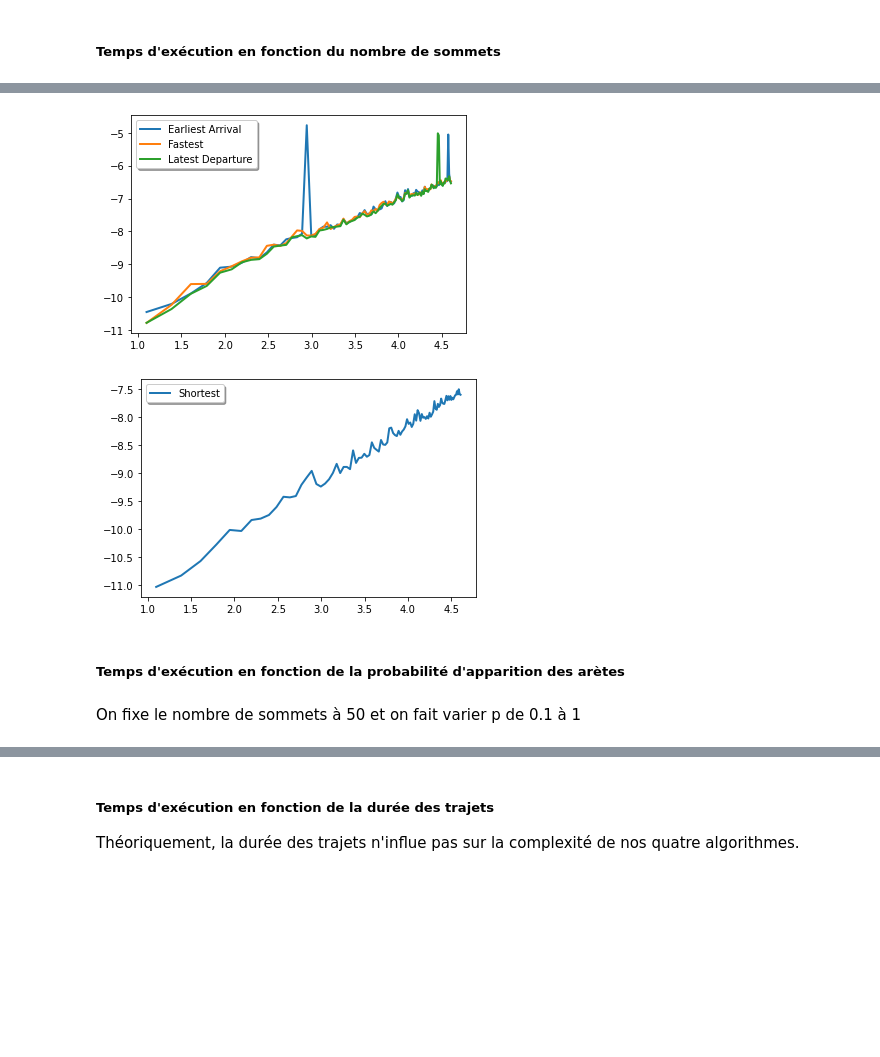
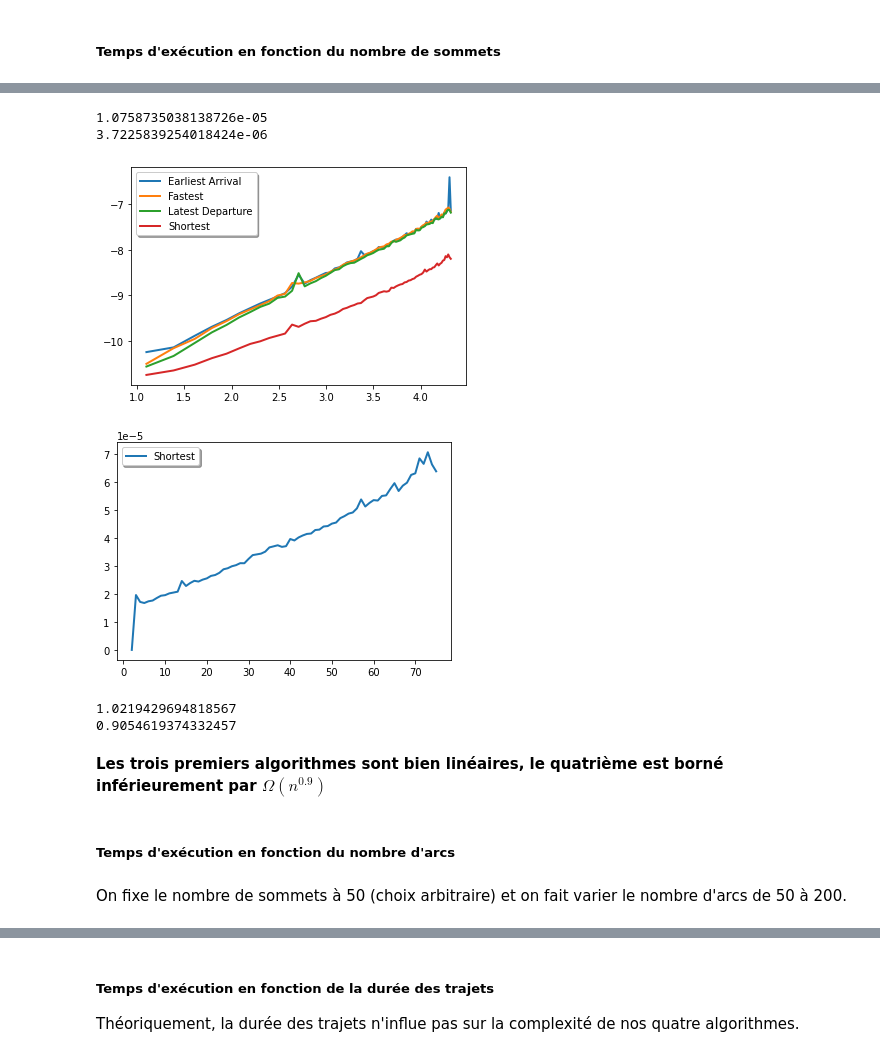
Before and after one commit to MdeCastelbajac/MOGPL, a Jupyter notebook: MOGPL.ipynb, the cells around one changed output, grey strips where cells are left out. Saved outputs shown, nothing was run; the diff lists cells and outputs as text; code cells hidden in the pictures; blank space fills up the shorter version.

```diff
--- a/MOGPL.ipynb
+++ b/MOGPL.ipynb
@@ -292,9 +340,9 @@ def shortestPathVertices(G, departure, arrival):
     verticesCouples.sort(key=lambda x:x[-1])
     return verticesCouples
 # %%
-def fastestPath(G, departure, arrival):
+def fastestPath(G, departure, arrival, minDate, maxDate):
     G = G.copy()
-    verticesCouples = shortestPathVertices(G, departure, arrival)
+    verticesCouples = shortestPathVertices(G, departure, arrival, minDate, maxDate)
     for v,u,d in verticesCouples:
         predecessors = bfs(G, v)
         if u in predecessors:
@@ -325,6 +373,12 @@ def buildPathDijkstra(distance, path):
         else:
             break
 
-    finalPath = list(set([v[0] for v in path]))
+    repetitions = set()
+    finalPath = []
+    for u in path:
+        if u[0] not in repetitions:
+            repetitions.add(u[0])
+            finalPath.append(u[0])
+
     return (finalPath, path[0][1], path[limit-1][1])
 # %%
@@ -387,9 +450,12 @@ Et pour n s'incrémentant, on crée un multigraphe et on applique les quatre alg
 # %%
 # fixed parameters
-p = 1
 l = 1
-n = 100
-repeat = 10
+
+n = 75
+repeat = 100
+
+minDate = 0
+maxDate = float('Inf')
 
 resultTime1 = np.zeros(n)
 resultTime2 = np.zeros(n)
@@ -399,13 +465,12 @@ verticeNumber = np.zeros(n)
 # %%
 # Harvest results
 for j in range(repeat):
+    print(j)
     for i in range(1,n+1,1):
         verticeNumber[i-1] = i
         # MG & G generation
-        MGtest = createMultiGraph(i, p, l)
+        MGtest = createMultiGraph(i, 2*i, l)
         Gtest = createGraphFromMultiGraph(MGtest)
-        nodes = list(MG.nodes())
-
 
         # Algorithms
         t0 = time.time()
@@ -416,19 +481,19 @@ for j in range(repeat):
             continue
         # 1
         t1 = time.time()
-        earliestArrivalPath(Gtest, sortedVertices[1][0][0], sortedVertices[i-1][0][0], sortedVertices)
+        earliestArrivalPath(Gtest, sortedVertices['1'][0][0], sortedVertices[str(i-1)][0][0], sortedVertices, minDate, maxDate)
         resultTime1[i-1] += time.time() - t1  + sortingTime
 
         # 2
         t2 = time.time()
-        latestDeparturePath(Gtest,sortedVertices[1][0][0], sortedVertices[i-1][0][0], sortedVertices, i*10)
+        latestDeparturePath(Gtest,sortedVertices['1'][0][0], sortedVertices[str(i-1)][0][0], sortedVertices, minDate, maxDate)
         resultTime2[i-1] += time.time() - t2  + sortingTime
 
         # 3
         t3 = time.time()
-        fastestPath(Gtest,sortedVertices[1][0][0], sortedVertices[i-1][0][0])
+        fastestPath(Gtest,sortedVertices['1'][0][0], sortedVertices[str(i-1)][0][0], minDate, maxDate)
         resultTime3[i-1] += time.time() - t3  + sortingTime
         # 4
         t4 = time.time()
-        shortestPath(Gtest, sortedVertices[1][0][0], sortedVertices[i-1][0][0], sortedVertices)
+        shortestPath(Gtest, sortedVertices['1'][0][0], sortedVertices[str(i-1)][0][0], sortedVertices, minDate, maxDate)
         resultTime4[i-1] += time.time() - t4
@@ -457,29 +540,48 @@ plt.show()
+# %%
+# calcul des coefficients directeurs
+divisor = verticeNumber[-1] - verticeNumber[0]
+print((resultTime1[-1] - resultTime1[0]) / divisor)
+print((resultTime4[-1] - resultTime4[0]) / divisor)
+# %% [output]
+1.0758735038138726e-05
+3.7225839254018424e-06
 # %%
 logvertice = np.log(verticeNumber)
 logres1 = np.log(resultTime1)
 logres2 = np.log(resultTime2)
 logres3 = np.log(resultTime3)
 logres4 = np.log(resultTime4)
 
 
 fig, ax = plt.subplots()
 l1 = ax.plot(logvertice, logres1, linewidth=2.0, label='Earliest Arrival')
 l3 = ax.plot(logvertice, logres3, linewidth=2.0, label='Fastest')
 l2 = ax.plot(logvertice, logres2, linewidth=2.0, label='Latest Departure')
+l4 = ax.plot(logvertice, logres4, linewidth=2.0, label='Shortest')
 legend = ax.legend(loc='upper left', shadow=True)
 plt.show()
 
 
 fig, ax = plt.subplots()
-l4 = ax.plot(logvertice, logres4, linewidth=2.0, label='Shortest')
+l4 = ax.plot(verticeNumber, resultTime4/logvertice, linewidth=2.0, label='Shortest')
 legend = ax.legend(loc='upper left', shadow=True)
 plt.show()
 # %% [output]
-[figure, old version]
+[figure, new version]
-[figure, old version]
+[figure, new version]
+# %%
+# calcul des coefficients directeurs
+divisor = logvertice[-1] - logvertice[10]
+print((logres1[-1] - logres1[10]) / divisor)
+print((logres4[-1] - logres4[10]) / divisor)
+# %% [output]
+1.0219429694818567
+0.9054619374332457
+# %% [markdown]
+**Les trois premiers algorithmes sont bien linéaires, le quatrième est borné inférieurement par $\Omega (n^{0.9})$**
 # %% [markdown]
-##### Temps d'exécution en fonction de la probabilité d'apparition des arètes
+##### Temps d'exécution en fonction du nombre d'arcs
 # %% [markdown]
-On fixe le nombre de sommets à 50 et on fait varier p de 0.1 à 1
+On fixe le nombre de sommets à 50 (choix arbitraire) et on fait varier le nombre d'arcs de 50 à 200.
 # %%
 # fixed parameters
```
Also changed, not shown: parts of 32 cells of this notebook, 1 other file.
